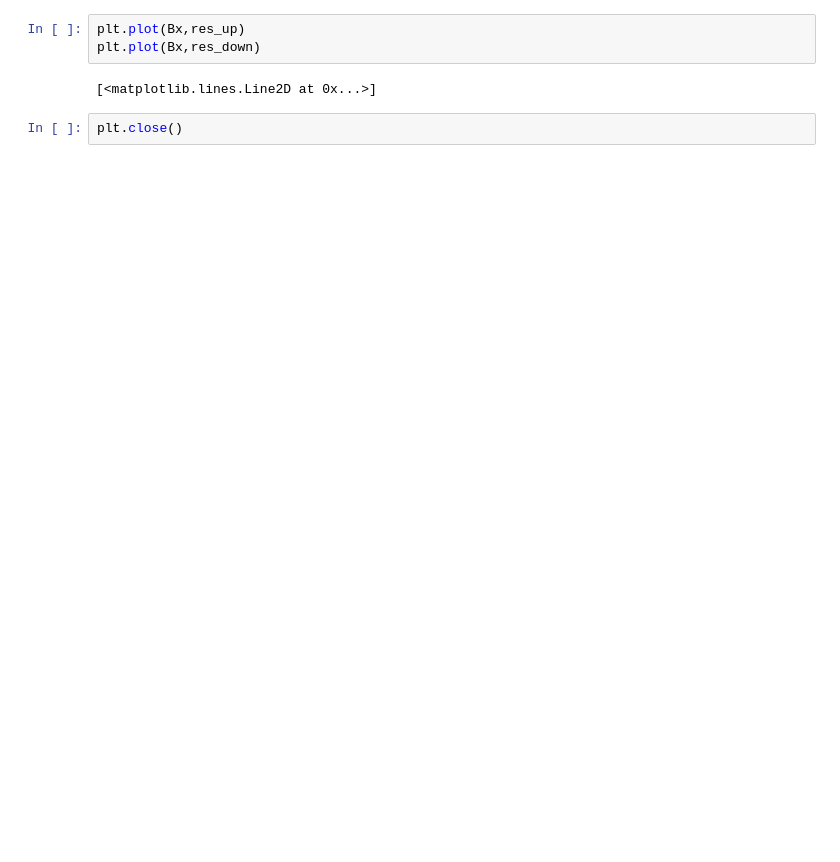
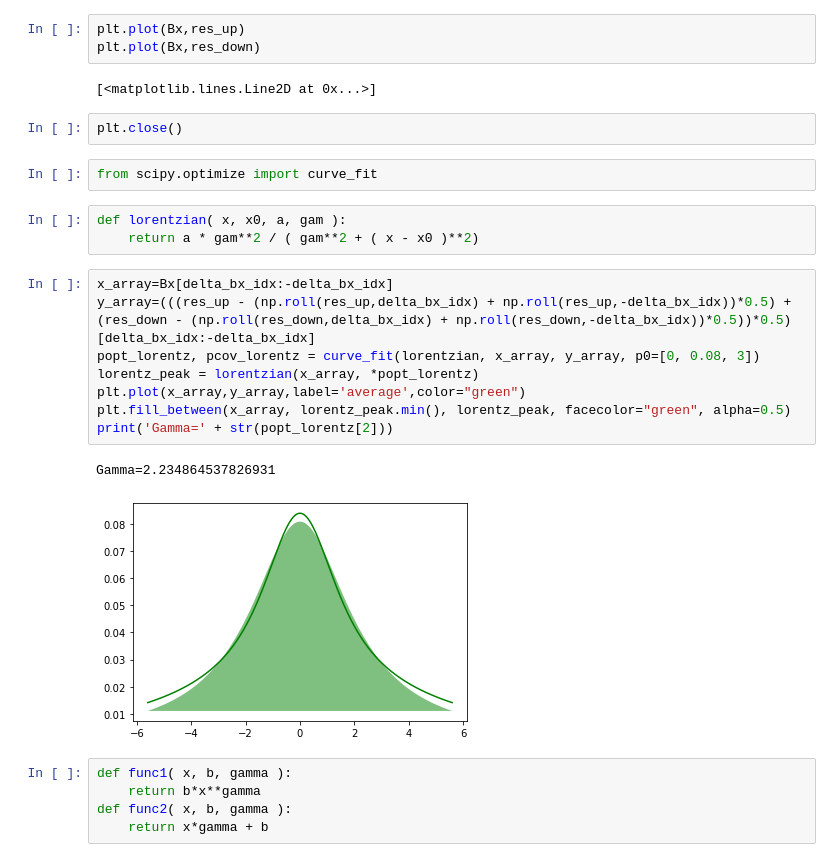
Before and after one commit to tomerdol/MC-LiHoF4-offdiagonal-dipolar, a Jupyter notebook: scripts/jupyter_notebooks/Energy-LiHoF4.ipynb, the cells around one changed output. Saved outputs shown, nothing was run; the diff lists cells and outputs as text; blank space fills up the shorter version.

```diff
--- a/scripts/jupyter_notebooks/Energy-LiHoF4.ipynb
+++ b/scripts/jupyter_notebooks/Energy-LiHoF4.ipynb
@@ -87,3 +103,24 @@ plt.plot(Bx,res_down)
 [<matplotlib.lines.Line2D at 0x...>]
 # %%
 plt.close()
+# %%
+from scipy.optimize import curve_fit
+# %%
+def lorentzian( x, x0, a, gam ):
+    return a * gam**2 / ( gam**2 + ( x - x0 )**2)
+# %%
+x_array=Bx[delta_bx_idx:-delta_bx_idx]
+y_array=(((res_up - (np.roll(res_up,delta_bx_idx) + np.roll(res_up,-delta_bx_idx))*0.5) + (res_down - (np.roll(res_down,delta_bx_idx) + np.roll(res_down,-delta_bx_idx))*0.5))*0.5)[delta_bx_idx:-delta_bx_idx]
+popt_lorentz, pcov_lorentz = curve_fit(lorentzian, x_array, y_array, p0=[0, 0.08, 3])
+lorentz_peak = lorentzian(x_array, *popt_lorentz)
+plt.plot(x_array,y_array,label='average',color="green")
+plt.fill_between(x_array, lorentz_peak.min(), lorentz_peak, facecolor="green", alpha=0.5)
+print('Gamma=' + str(popt_lorentz[2]))
+# %% [output]
+Gamma=2.234864537826931
+[figure, added]
+# %%
+def func1( x, b, gamma ):
+    return b*x**gamma
+def func2( x, b, gamma ):
+    return x*gamma + b
```
Also changed, not shown: parts of 9 cells of this notebook, 3 other files.
